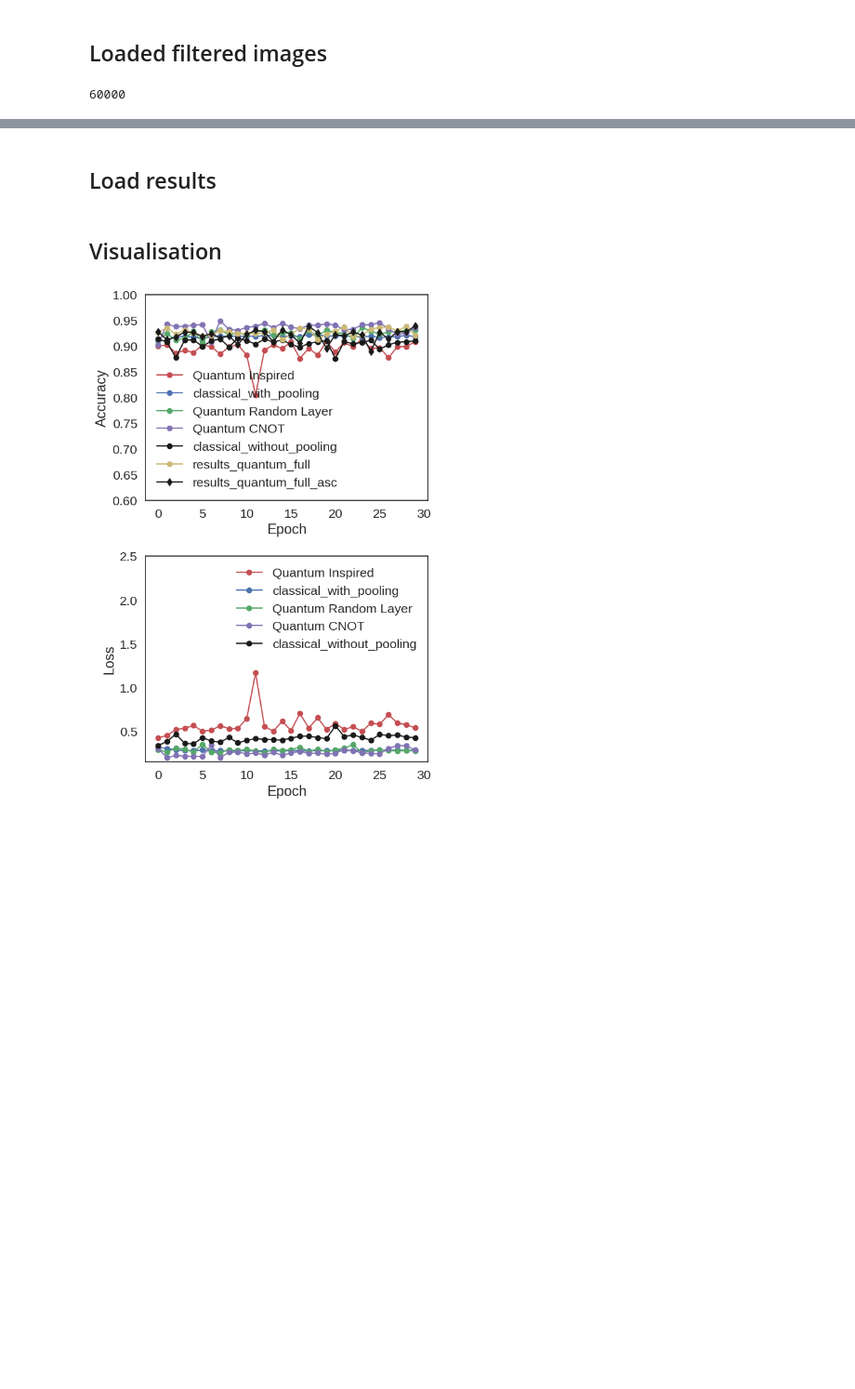
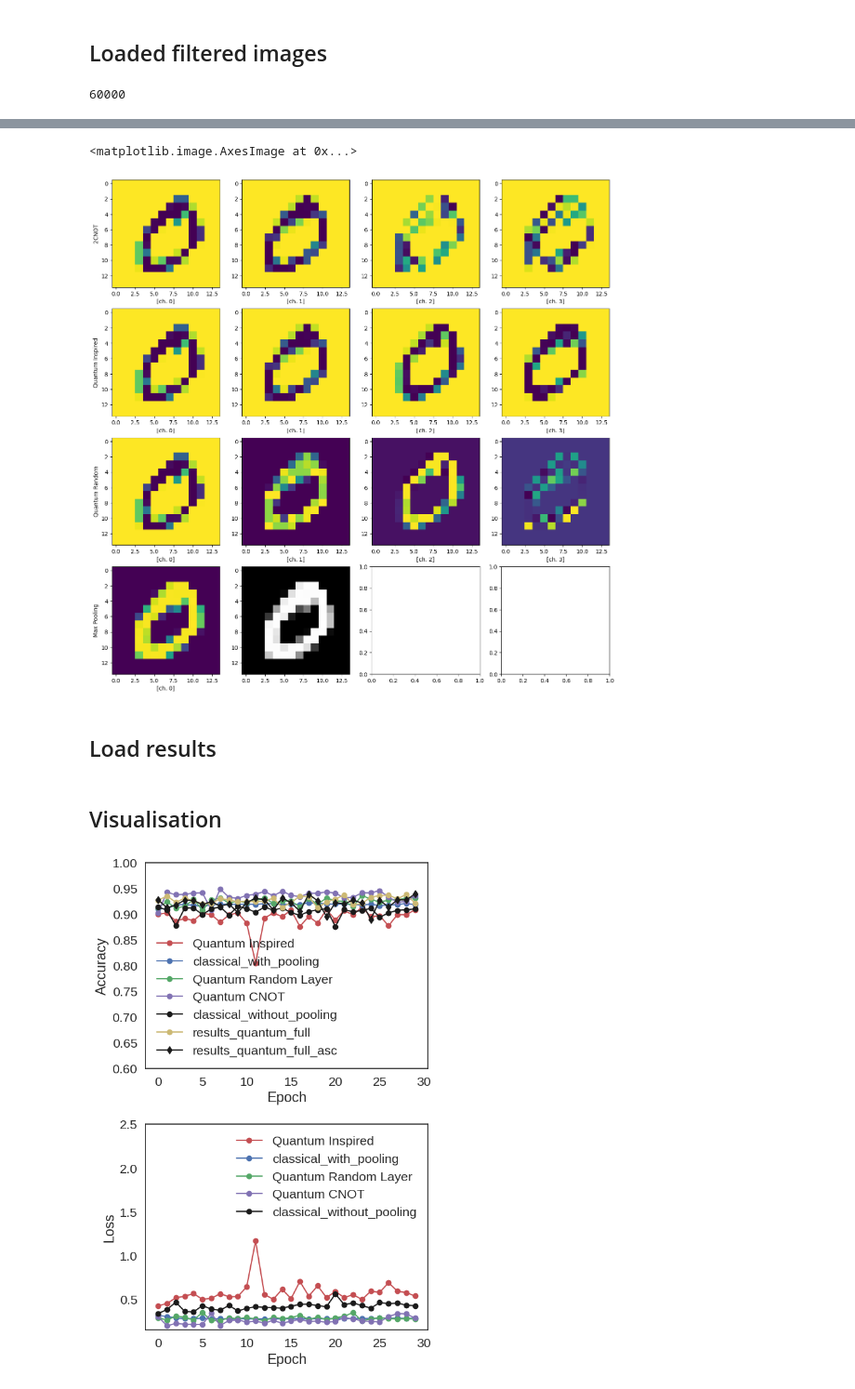
Before and after one commit to TheOpenSI/QML-QPF, a Jupyter notebook: scripts/visualisaton_results.ipynb, the cells around one changed output, grey strips where cells are left out. Shown at 93% size. Cells and saved outputs as stored; diff of their text form; code cells hidden in the pictures; blank space fills up the shorter version.

```diff
--- a/scripts/visualisaton_results.ipynb
+++ b/scripts/visualisaton_results.ipynb
@@ -22,17 +22,14 @@ train_images, train_labels, test_images, test_labels = data.data_mnist()
 
 
 config = read_configurations('./config.json')
-SAVE_PATH = config['SAVE_PATH']
+image_PATH = '../results_2/'
 n_channels = config['CHANNELS'] # Number of channels
 
-
 #filtered_train_images = np.load(SAVE_PATH + "filtered_train_images_geometrical.npy")
-filtered_classical_w_pooling = np.load(SAVE_PATH + "filtered_train_images_classical_w_pooling.npy")
-filtered_classical_wo_pooling = np.load(SAVE_PATH + "filtered_train_images_classical_wo_pooling.npy")
-
-filtered_train_images_quantum_random = np.load(SAVE_PATH + "filtered_train_images_quantum_random.npy")
-filtered_train_images_quantum_cnot = np.load(SAVE_PATH + "filtered_train_images_quantum_cnot.npy")
-
-filtered_train_images_geometrical = np.load(SAVE_PATH + "filtered_train_images_geometrical.npy")
+filtered_classical_w_pooling = np.load(image_PATH + "filtered_train_images_classical_w_pooling.npy")
+filtered_classical_wo_pooling = np.load(image_PATH + "filtered_train_images_classical_wo_pooling.npy")
+filtered_train_images_quantum_random = np.load(image_PATH + "filtered_train_images_quantum_random.npy")
+filtered_train_images_quantum_cnot = np.load(image_PATH + "filtered_train_images_quantum_cnot.npy")
+filtered_train_images_geometrical = np.load(image_PATH + "filtered_train_images_geometrical.npy")
 # %% [output]
 60000
@@ -92,3 +36,32 @@ plt.show()
+# %%
+image_sample = 1
+# vizualise the filtered images:
+fig, axes = plt.subplots(4, n_channels, figsize=(16, 4*4))
+
+# Plot all output channels for quantum cnot find TensorRT
+axes[0,0].set_ylabel("2CNOT")
+for c in range(n_channels):
+    axes[0,c].set_xlabel("[ch. {}]".format(c))
+    axes[0,c].imshow(filtered_train_images_quantum_cnot[image_sample, :, :, c])
+
+axes[1,0].set_ylabel("Quantum Inspired")
+for c in range(n_channels):
+    axes[1,c].set_xlabel("[ch. {}]".format(c))
+    axes[1,c].imshow(filtered_train_images_geometrical[image_sample, :, :, c])
+
+axes[2,0].set_ylabel("Quantum Random")
+for c in range(n_channels):
+    axes[2,c].set_xlabel("[ch. {}]".format(c))
+    axes[2,c].imshow(filtered_train_images_quantum_random[image_sample, :, :, c])
+
+axes[3,0].set_ylabel("Max Pooling")
+c=0
+axes[3,c].set_xlabel("[ch. {}]".format(c))
+axes[3,c].imshow(filtered_classical_w_pooling[image_sample, :, :])
+# axes[3,1].imshow(filtered_classical_w_pooling[image_sample, :, :], cmap = "gray")
+# %% [output]
+<matplotlib.image.AxesImage at 0x...>
+[figure, added]
 # %% [markdown]
 ## Load results
 # %%
```
Also changed, not shown: parts of 4 cells of this notebook.
